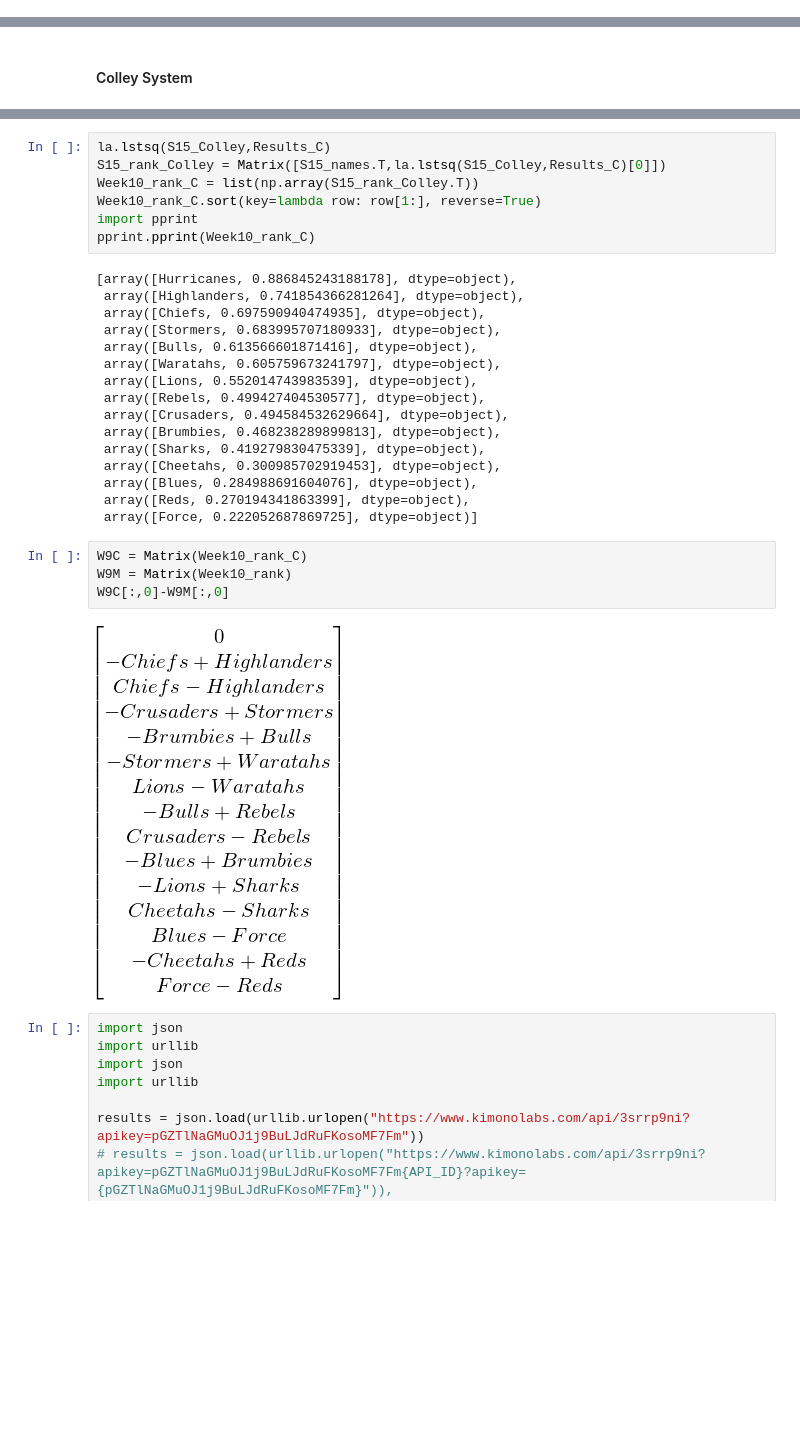
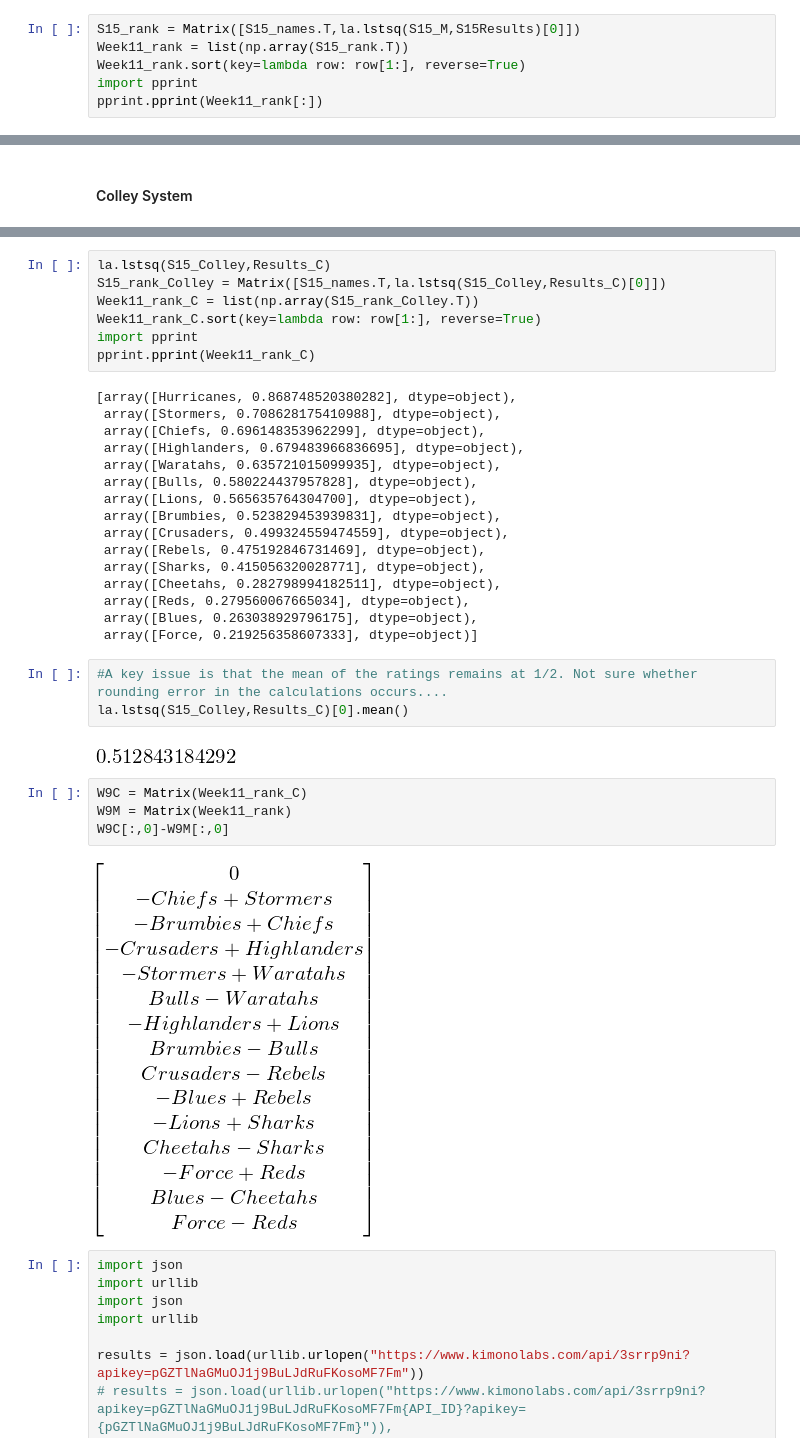
Before and after one commit to hillbs/Differential-Equations-and-Linear-Algebra, a Jupyter notebook: D003x.2 Unit 4.ipynb, the cells around one changed output, grey strips where cells are left out. Drawn from its saved outputs; the diff is of its cells as text; blank space fills up the shorter version.

```diff
--- a/D003x.2 Unit 4.ipynb
+++ b/D003x.2 Unit 4.ipynb
@@ -216,0 +221,6 @@ pprint.pprint(Week10_rank[:])
+# %%
+S15_rank = Matrix([S15_names.T,la.lstsq(S15_M,S15Results)[0]])
+Week11_rank = list(np.array(S15_rank.T))
+Week11_rank.sort(key=lambda row: row[1:], reverse=True)
+import pprint
+pprint.pprint(Week11_rank[:])
@@ -304,32 +337,37 @@ shape(S15_Colley), shape(Results_C)
 # %%
 la.lstsq(S15_Colley,Results_C)
 S15_rank_Colley = Matrix([S15_names.T,la.lstsq(S15_Colley,Results_C)[0]])
-Week10_rank_C = list(np.array(S15_rank_Colley.T))
-Week10_rank_C.sort(key=lambda row: row[1:], reverse=True)
+Week11_rank_C = list(np.array(S15_rank_Colley.T))
+Week11_rank_C.sort(key=lambda row: row[1:], reverse=True)
 import pprint
-pprint.pprint(Week10_rank_C)
+pprint.pprint(Week11_rank_C)
 # %% [output]
-[array([Hurricanes, 0.886845243188178], dtype=object),
- array([Highlanders, 0.741854366281264], dtype=object),
- array([Chiefs, 0.697590940474935], dtype=object),
- array([Stormers, 0.683995707180933], dtype=object),
- array([Bulls, 0.613566601871416], dtype=object),
- array([Waratahs, 0.605759673241797], dtype=object),
- array([Lions, 0.552014743983539], dtype=object),
- array([Rebels, 0.499427404530577], dtype=object),
- array([Crusaders, 0.494584532629664], dtype=object),
- array([Brumbies, 0.468238289899813], dtype=object),
- array([Sharks, 0.419279830475339], dtype=object),
- array([Cheetahs, 0.300985702919453], dtype=object),
- array([Blues, 0.284988691604076], dtype=object),
- array([Reds, 0.270194341863399], dtype=object),
- array([Force, 0.222052687869725], dtype=object)]
+[array([Hurricanes, 0.868748520380282], dtype=object),
+ array([Stormers, 0.708628175410988], dtype=object),
+ array([Chiefs, 0.696148353962299], dtype=object),
+ array([Highlanders, 0.679483966836695], dtype=object),
+ array([Waratahs, 0.635721015099935], dtype=object),
+ array([Bulls, 0.580224437957828], dtype=object),
+ array([Lions, 0.565635764304700], dtype=object),
+ array([Brumbies, 0.523829453939831], dtype=object),
+ array([Crusaders, 0.499324559474559], dtype=object),
+ array([Rebels, 0.475192846731469], dtype=object),
+ array([Sharks, 0.415056320028771], dtype=object),
+ array([Cheetahs, 0.282798994182511], dtype=object),
+ array([Reds, 0.279560067665034], dtype=object),
+ array([Blues, 0.263038929796175], dtype=object),
+ array([Force, 0.219256358607333], dtype=object)]
+# %%
+#A key issue is that the mean of the ratings remains at 1/2. Not sure whether rounding error in the calculations occurs....
+la.lstsq(S15_Colley,Results_C)[0].mean()
+# %% [output]
+[figure, added]
 # %%
-W9C = Matrix(Week10_rank_C)
-W9M = Matrix(Week10_rank)
+W9C = Matrix(Week11_rank_C)
+W9M = Matrix(Week11_rank)
 W9C[:,0]-W9M[:,0]
 # %% [output]
-[figure, old version]
+[figure, new version]
 # %%
 import json
 import urllib
```
Also changed, not shown: parts of 9 cells of this notebook.
